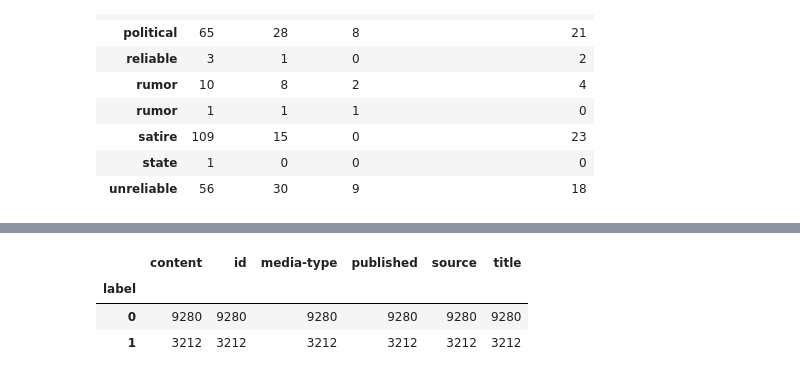
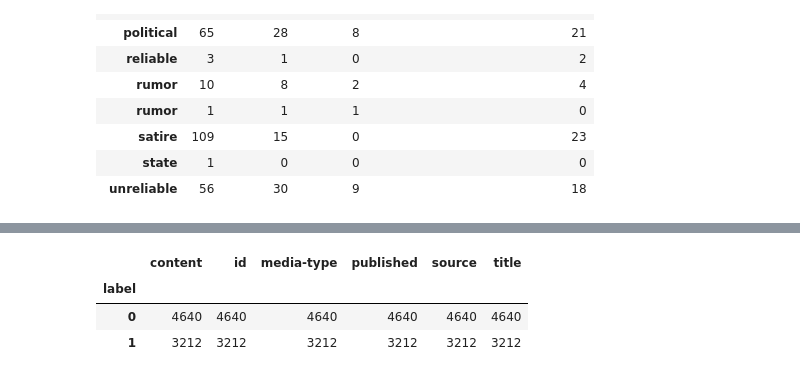
Before and after one commit to soniampub/Fake_News_Detection, a Jupyter notebook: DataFromSignalMedia.ipynb, the cells around one changed output, grey strips where cells are left out. Saved outputs shown, nothing was run; the diff lists cells and outputs as text; code cells hidden in the pictures.

```diff
--- a/DataFromSignalMedia.ipynb
+++ b/DataFromSignalMedia.ipynb
@@ -122 +73,4 @@ data = pd.DataFrame(data)
+# %%
+data_real = pd.DataFrame(data_real)
+data_fake = pd.DataFrame(data_fake)
 # %%
@@ -150,0 +125,2 @@ grouped.sort_values('content', ascending=False)
+# %%
+data_real = data_real.sample(frac=0.5)
@@ -151,7 +140,11 @@ grouped.sort_values('content', ascending=False)
+# %%
+data_df = pd.concat([data_real, data_fake], axis=0)
+# %%
+data_df = data_df.sample(frac=1).reset_index(drop=True)
 # %%
-data.groupby('label').count()
+data_df.groupby('label').count()
 # %% [output]
 |  | content | id | media-type | published | source | title |
 | label |  |  |  |  |  |  |
-| 0 | 9280 | 9280 | 9280 | 9280 | 9280 | 9280 |
+| 0 | 4640 | 4640 | 4640 | 4640 | 4640 | 4640 |
 | 1 | 3212 | 3212 | 3212 | 3212 | 3212 | 3212 |
```
Also changed, not shown: parts of 19 cells of this notebook.
